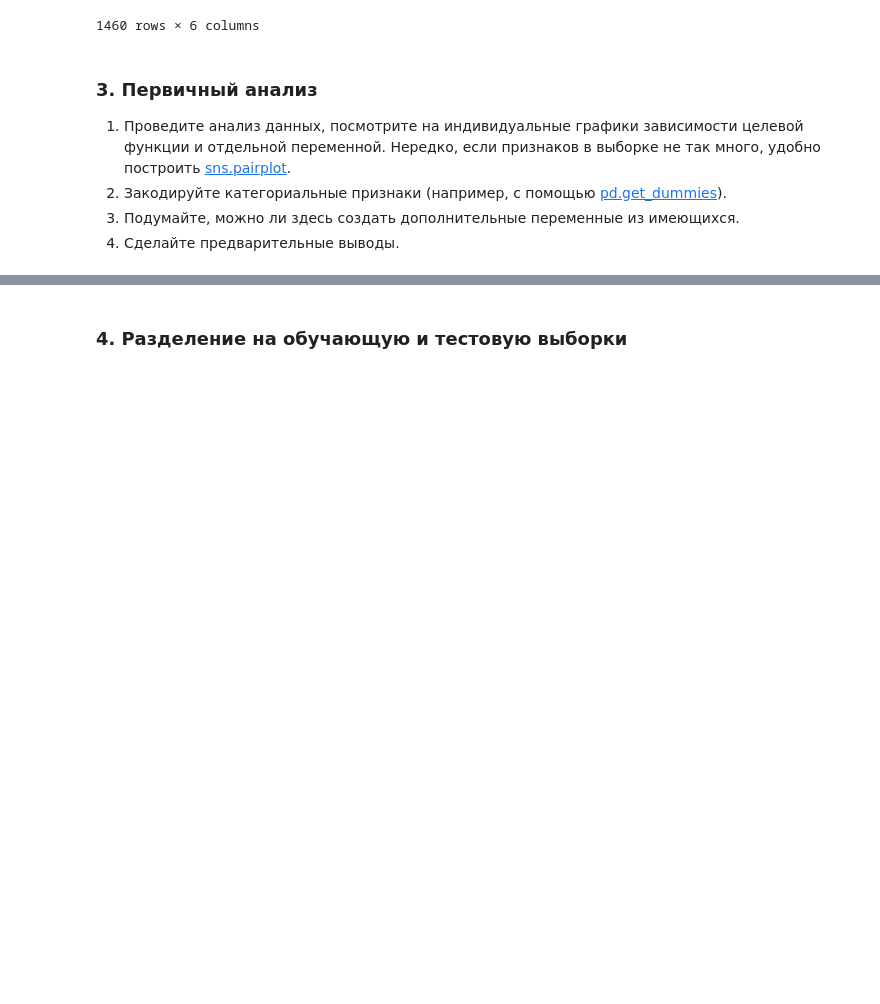
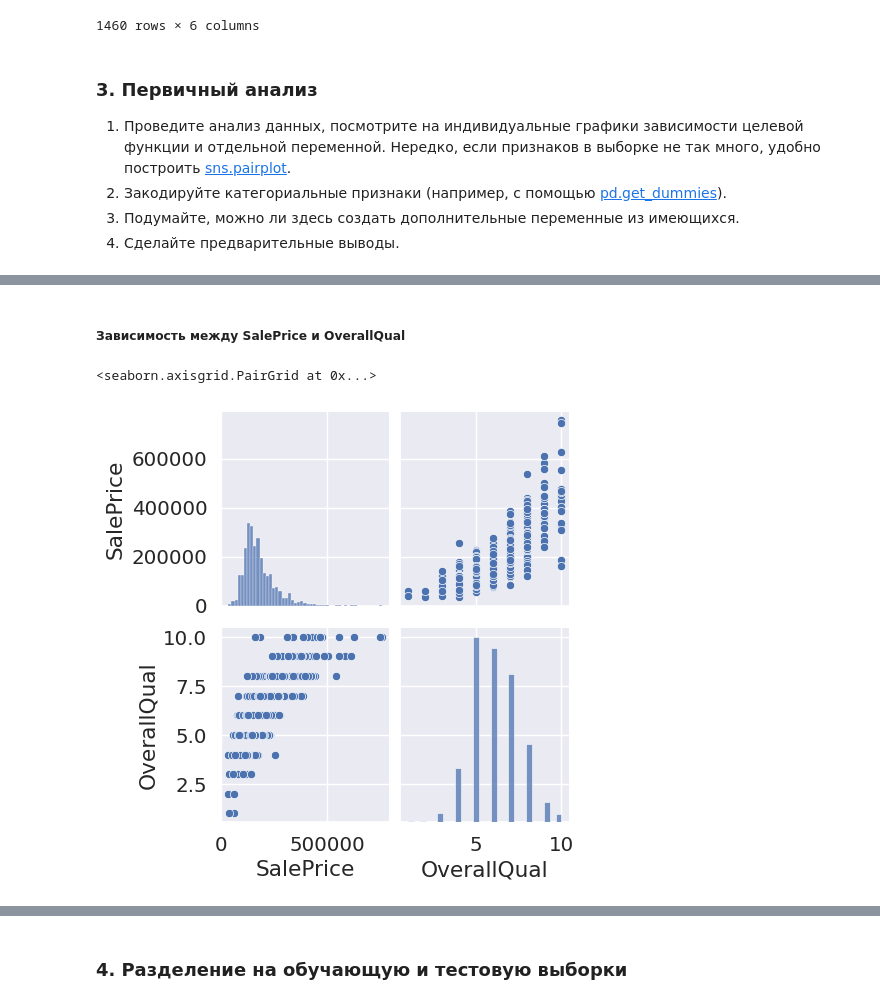
Before and after one commit to IgorKolotushkin/machine_learning_ds, a Jupyter notebook: hw2/Практическая работа. Линейная регрессия.ipynb, the cells around one changed output, grey strips where cells are left out. Saved outputs shown, nothing was run; the diff lists cells and outputs as text; code cells hidden in the pictures; blank space fills up the shorter version.

```diff
--- a/hw2/Практическая работа. Линейная регрессия.ipynb
+++ b/hw2/Практическая работа. Линейная регрессия.ipynb
@@ -72,0 +90,7 @@ df
+# %% [markdown]
+##### Зависимость между SalePrice и OverallQual
+# %%
+sns.pairplot(df[['SalePrice', 'OverallQual']])
+# %% [output]
+<seaborn.axisgrid.PairGrid at 0x...>
+[figure, added]
```
Also changed, not shown: parts of 21 cells of this notebook.
